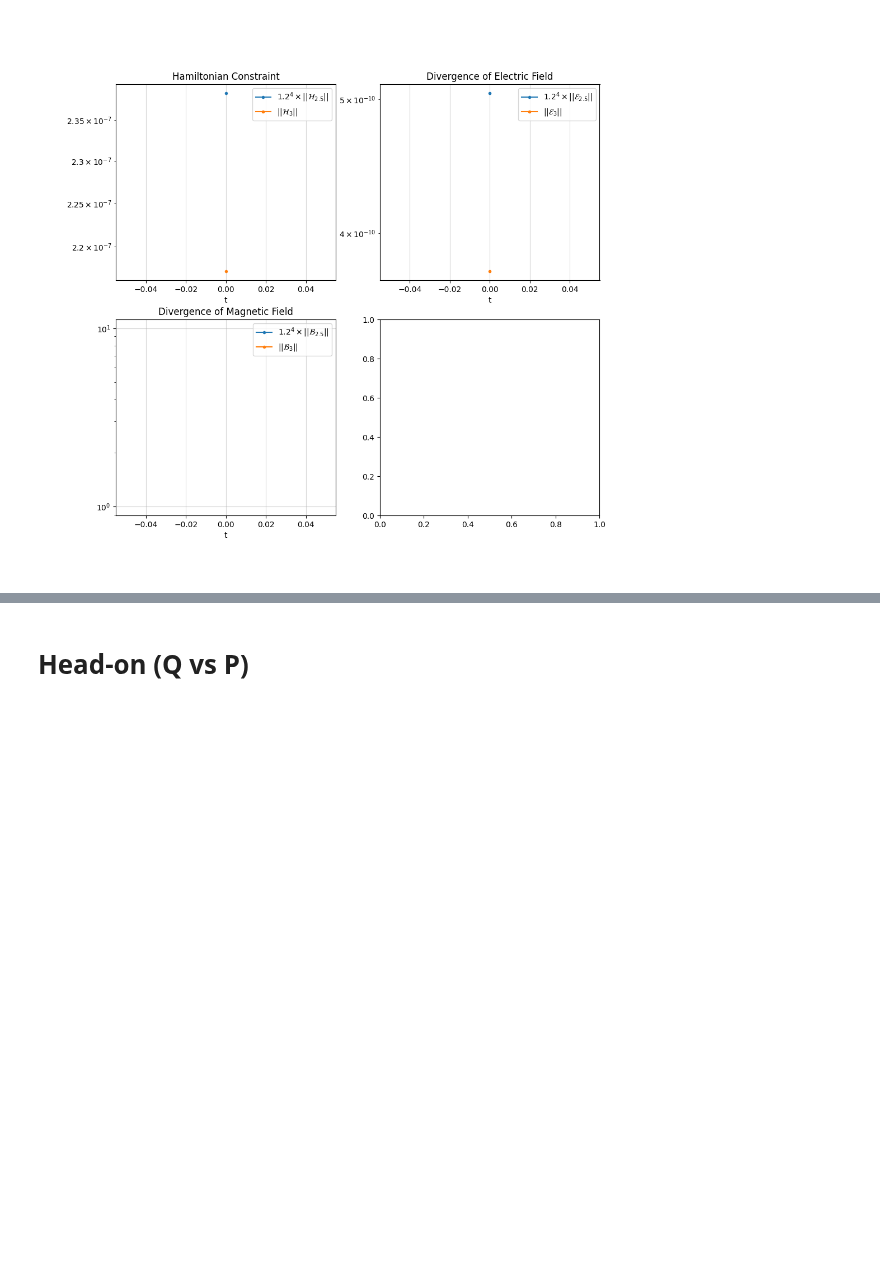
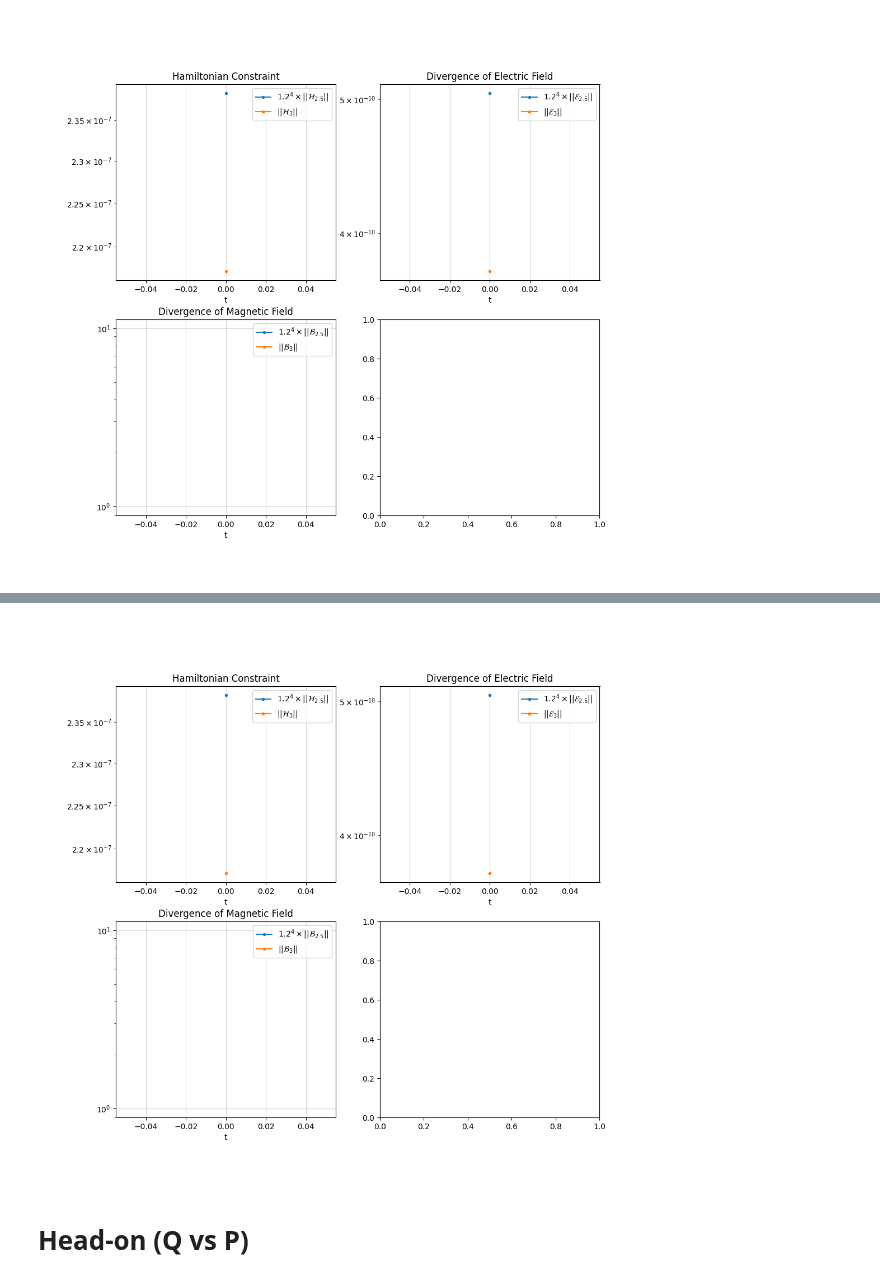
Before and after one commit to jpmvferreira/dyonic-collision-private, a Jupyter notebook: analyze/convergence.ipynb, the cells around one changed output, grey strips where cells are left out. Cells and saved outputs as stored; diff of their text form; code cells hidden in the pictures; blank space fills up the shorter version.

```diff
--- a/analyze/convergence.ipynb
+++ b/analyze/convergence.ipynb
@@ -163,3 +230,37 @@ ax[1,0].legend();
+# %%
+fig, ax = plt.subplots(2, 2, figsize=(11.15,10))
+
+
+ax[0,0].plot(hc_norm.t,      1.2**4*hc_norm.y,      marker=".", label=r"$1.2^4 \times ||\mathcal{H}_{2.5}||$")
+ax[0,0].plot(hc_norm_res2.t,        hc_norm_res2.y, marker=".", label=r"$             ||\mathcal{H}_{3} ||$")
+
+ax[0,0].grid(alpha=0.5)
+ax[0,0].set_xlabel("t")
+ax[0,0].set_yscale("log")
+ax[0,0].set_title("Hamiltonian Constraint")
+ax[0,0].legend()
+
+
+ax[0,1].plot(Ec_norm.t,      1.2**4*Ec_norm.y,      marker=".", label=r"$1.2^4 \times ||\mathcal{E}_{2.5}||$")
+ax[0,1].plot(Ec_norm_res2.t,        Ec_norm_res2.y, marker=".", label=r"$             ||\mathcal{E}_{3}  ||$")
+
+ax[0,1].grid(alpha=0.5)
+ax[0,1].set_xlabel("t")
+ax[0,1].set_yscale("log")
+ax[0,1].set_title("Divergence of Electric Field")
+ax[0,1].legend()
+
+
+ax[1,0].plot(Bc_norm.t,      1.2**4*Bc_norm.y,      marker=".", label=r"$1.2^4 \times ||\mathcal{B}_{2.5}||$")
+ax[1,0].plot(Bc_norm_res2.t,        Bc_norm_res2.y, marker=".", label=r"$             ||\mathcal{B}_{3}  ||$")
+
+ax[1,0].grid(alpha=0.5)
+ax[1,0].set_xlabel("t")
+ax[1,0].set_yscale("log")
+ax[1,0].set_title("Divergence of Magnetic Field")
+ax[1,0].legend();
+# %% [output]
+[figure, added]
 # %% [markdown]
 # Head-on (Q vs P)
 # %%
```
Also changed, not shown: parts of 10 cells of this notebook, 21 other files.
